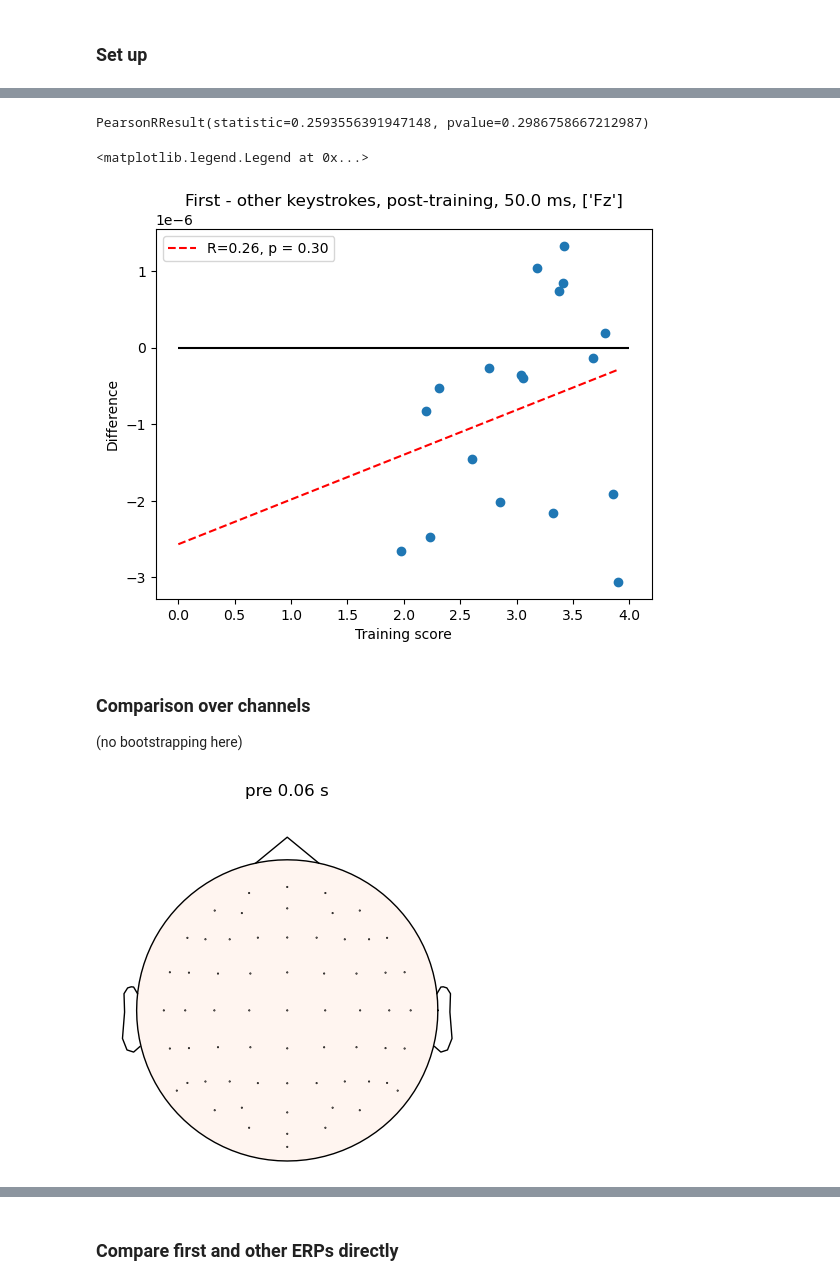
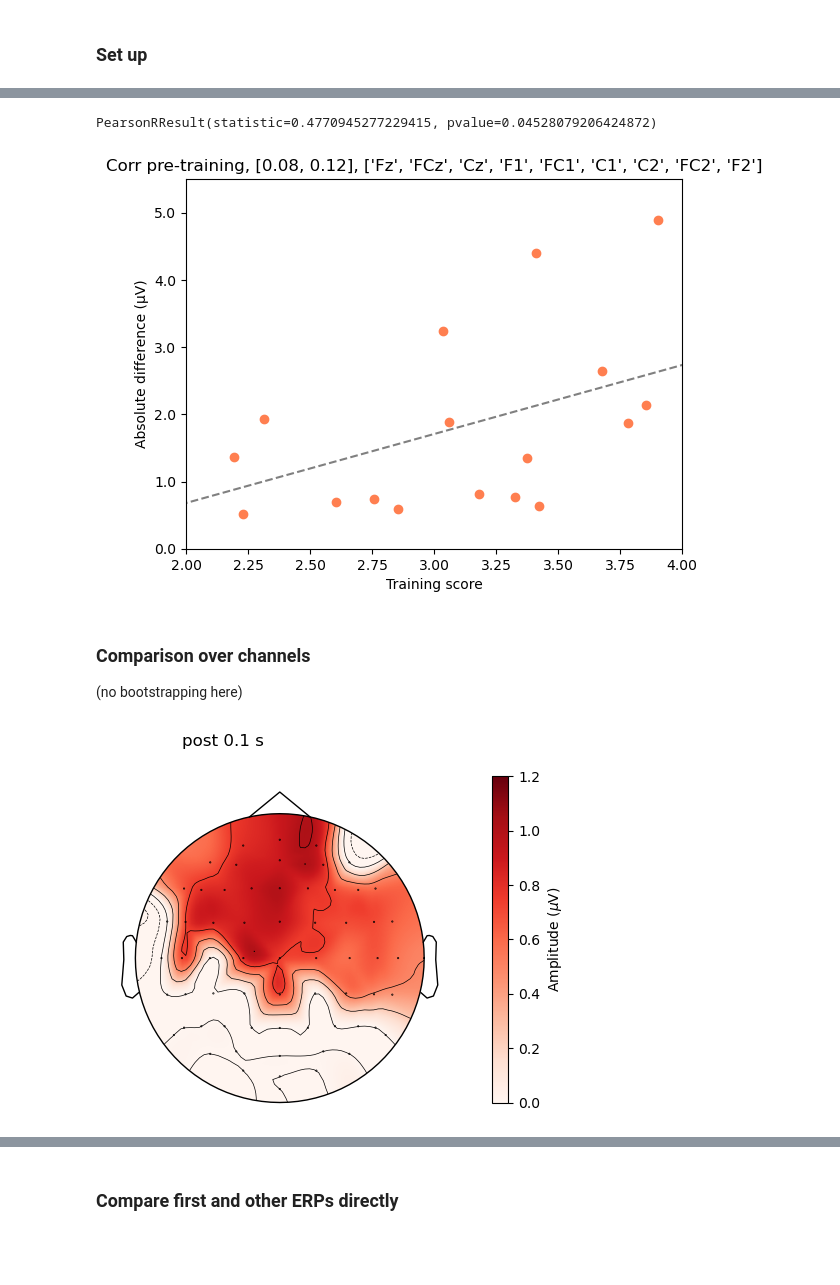
Before and after one commit to haiqin-zhang/AM-EEG, a Jupyter notebook: analysis_error/ave_error_ERPs.ipynb, the cells around one changed output, grey strips where cells are left out. Drawn from its saved outputs; the diff is of its cells as text; code cells hidden in the pictures; blank space fills up the shorter version.

```diff
--- a/analysis_error/ave_error_ERPs.ipynb
+++ b/analysis_error/ave_error_ERPs.ipynb
@@ -18,6 +18,7 @@ from pingouin import rm_anova
 sys.path.append('../utils')
 from ERP_utils import *
 from update_sub_lists import*
+mne.set_log_level('CRITICAL')
 # %% [markdown]
 ### TO DO:
 
@@ -420,38 +281,44 @@ plt.hlines(0,-0.5,0.5, color = 'black')
 # %%
-time_to_plot = 0.05
-#ch_to_plot = ['Fz', 'FCz', 'Cz', 'F1', 'FC1', 'C1', 'C2', 'FC2', 'F2']
-ch_to_plot = ['Fz']
+time_to_plot = [0.08, 0.12]
+ch_to_plot = ['Fz', 'FCz', 'Cz', 'F1', 'FC1', 'C1', 'C2', 'FC2', 'F2']
+#ch_to_plot = ['Fz']
 ch_idx = ch_index(ch_to_plot)
-period = 'post'
+period = 'pre'
 
 #correlation between differences and training performance
-time_idx = time_index_custom([time_to_plot], erp_times)[0]
-corr_df['diff_tocorr'] = corr_df['diff'].apply(lambda x: np.mean(x[ch_idx, time_idx]))
+time_idx = time_index_custom(time_to_plot, erp_times)
+#corr_df['diff_tocorr'] = corr_df['diff'].apply(lambda x: np.mean(x[ch_idx, time_idx]))
+corr_df['diff_tocorr'] = corr_df['diff'].apply(lambda x: np.max(np.abs(x[ch_idx, time_idx[0]:time_idx[1]].mean(axis = 0))))
 corr_df_per = corr_df.query(f'period == "{period}"')
 
 #plot points
-plt.scatter(corr_df_per['score'], corr_df_per['diff_tocorr'])
+plt.scatter(corr_df_per['score'], corr_df_per['diff_tocorr'], color = 'coral')
 
 
 #pearson corr
 print(pearsonr(corr_df_per['score'], corr_df_per['diff_tocorr']))
 
 # Generate the regression line
 slope, intercept, r_value, p_value_corr, std_err = stats.linregress(corr_df_per['score'], corr_df_per['diff_tocorr'])
-x = np.linspace(0, max(corr_df_per['score']), 100)
+x = np.linspace(0, 4, 100)
 y = slope * x + intercept
-plt.plot(x, y, color='red', label=f'R={r_value:.2f}, p = {p_value_corr:.2f}', linestyle = '--')
+plt.plot(x, y, label=f'R={r_value:.2f}, p = {p_value_corr:.2f}', linestyle = '--', color = 'grey')
 
 
 plt.xlabel('Training score')
-plt.ylabel(f'Difference')
-plt.title(f'First - other keystrokes, {period}-training, {time_to_plot*1000} ms, {ch_to_plot}')
-plt.hlines(0,0,4, color = 'black')
-plt.legend()
+plt.ylabel(f'Absolute difference (µV)')
+plt.xlim(2,4)
+plt.ylim(0,5.5e-6)
+plt.title(f'Corr {period}-training, {time_to_plot}, {ch_to_plot}')
+plt.gca().yaxis.set_major_formatter(plt.FuncFormatter(lambda x, _: f'{x * 1e6:.1f}'))  # Convert to µV
+
+
+#plt.title(f'First - other keystrokes, {period}-training, {time_to_plot*1000} ms, {ch_to_plot}')
+#plt.hlines(0,0,4, color = 'black')
+#plt.legend()
 # %% [output]
-PearsonRResult(statistic=0.2593556391947148, pvalue=0.2986758667212987)
+PearsonRResult(statistic=0.4770945277229415, pvalue=0.04528079206424872)
-<matplotlib.legend.Legend at 0x...>
-[figure, old version]
+[figure, new version]
 # %% [markdown]
 ### Comparison over channels
 (no bootstrapping here)
@@ -507,8 +376,10 @@ def p_mask(diffs, p_values):
 # %%
 #stats over channels
 
-period = 'pre'
-time_to_plot = 0.06
+period = 'post'
+time_to_plot = 0.1
+
+
 time_idx = time_index_custom([time_to_plot], erp_times)[0]
 diffs_fo= np.stack(corr_df.query(f'period == "{period}"')['diff'].values)[:, :64, time_idx]
 _, p_fo = t_over_channels(diffs_fo)
@@ -516,13 +387,21 @@ _, p_fo = t_over_channels(diffs_fo)
 #calculate differences
 diffs_fo_t = diffs_fo.mean(axis = 0)
 diffs_fo_t = p_mask(diffs_fo_t, p_fo)
+diffs_fo_t_abs = np.abs(diffs_fo_t)
 
 info = load_ep_info()
 
 fig, axes = plt.subplots(figsize=(8,4))
-im1, _ = mne.viz.plot_topomap(diffs_fo_t, info, axes = axes, show=False)
+im1, _ = mne.viz.plot_topomap(diffs_fo_t_abs, info, axes = axes, show=False, vlim=(0, 1.2e-6))
+
+# im1, _ = mne.viz.plot_topomap(diffs_fo_t, info, axes = axes, show=False)
+
+
+cbar = plt.colorbar(im1, ax=axes, orientation='vertical')
+cbar.ax.yaxis.set_major_formatter(plt.FuncFormatter(lambda x, _: f'{x * 1e6:.1f}'))  # Convert scale from V to µV
+cbar.set_label(r'Amplitude ($\mu$V)')
 
 fig.suptitle(f'{period} {time_to_plot} s')
 plt.tight_layout()
 # %% [output]
-[figure, old version]
+[figure, new version]
```
Also changed, not shown: parts of 25 cells of this notebook, 41 other files.
